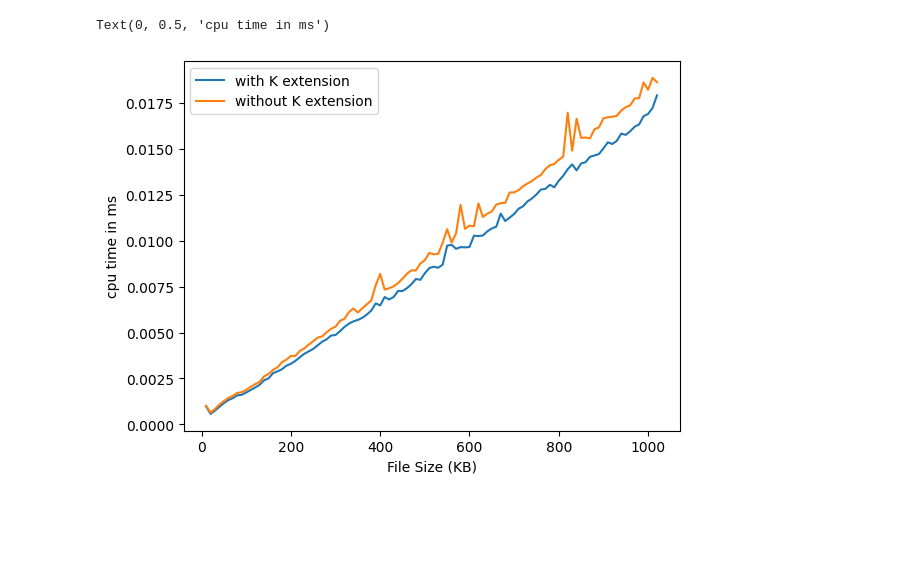
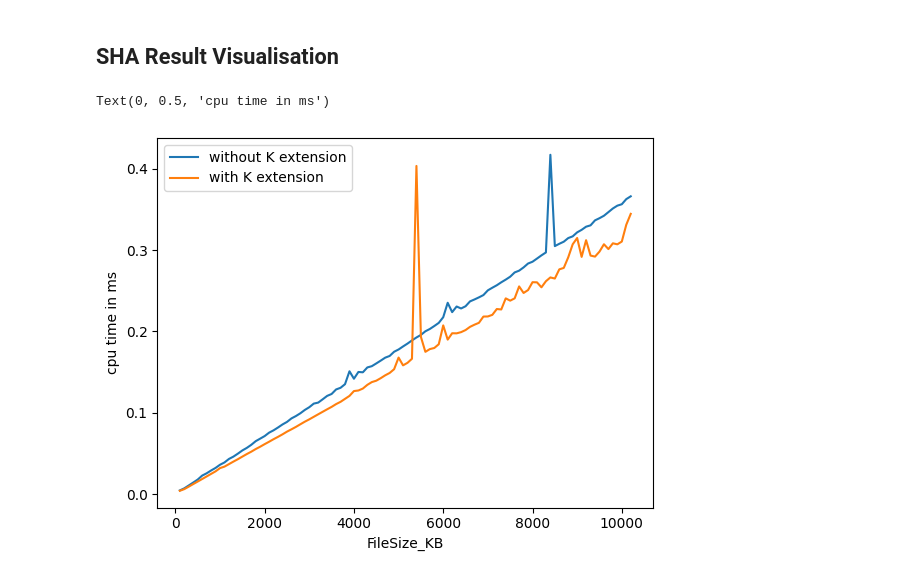
Before and after one commit to harshdabhi/riscv_project, a Jupyter notebook: visualisation.ipynb, the cells around one changed output. Cells and saved outputs as stored; diff of their text form; code cells hidden in the pictures; blank space fills up the shorter version.

```diff
--- a/visualisation.ipynb
+++ b/visualisation.ipynb
@@ -41,7 +45,13 @@ Index(['File Size (KB)', ' RAM Utilization', ' Max RSS (KB)',
+# %% [markdown]
+## SHA Result Visualisation
+# %%
+# Reading csv files
+df_sha_baseline=pd.read_csv('app/sha_result/sha256_standard_results.csv')
+df_sha_accelerated=pd.read_csv('app/sha_result/sha256_accelerated_results.csv')
 # %%
-sns.lineplot(df_with,x='File Size (KB)',y=' CPU Time Used (s)',label='with K extension')
-sns.lineplot(df_without,x='File Size (KB)',y=' CPU Time Used (s)',label='without K extension')
+sns.lineplot(df_sha_baseline,x='FileSize_KB',y='ExecutionTime_s',label='without K extension')
+sns.lineplot(df_sha_accelerated,x='FileSize_KB',y='ExecutionTime_s',label='with K extension')
 plt.ylabel('cpu time in ms')
 # %% [output]
 Text(0, 0.5, 'cpu time in ms')
-[figure, old version]
+[figure, new version]
```
Also changed, not shown: parts of 14 cells of this notebook, 27 other files.
